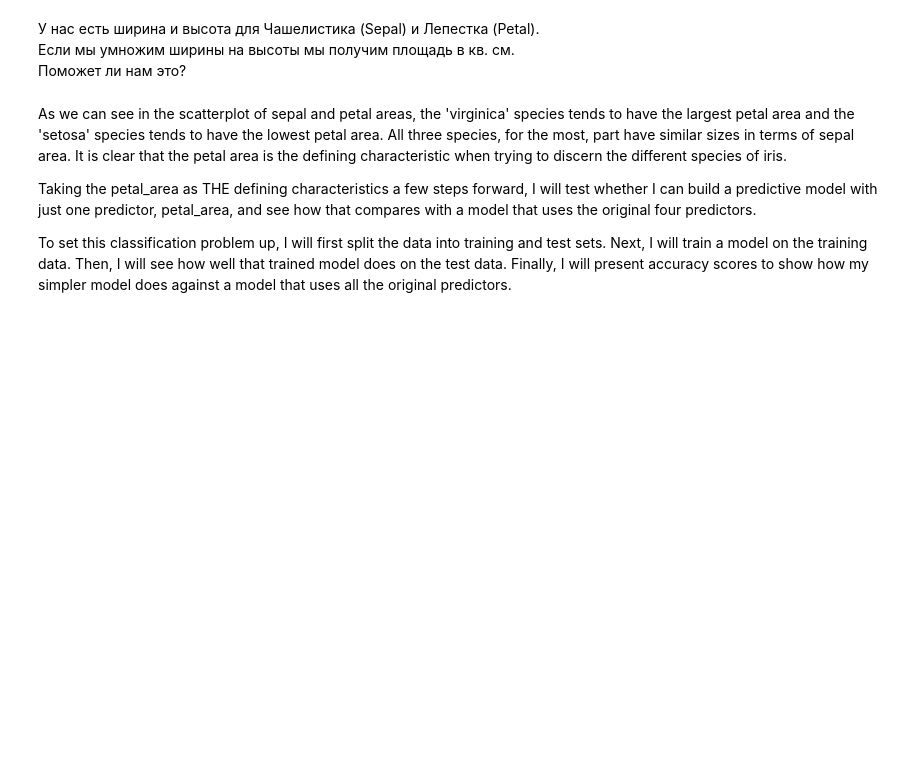
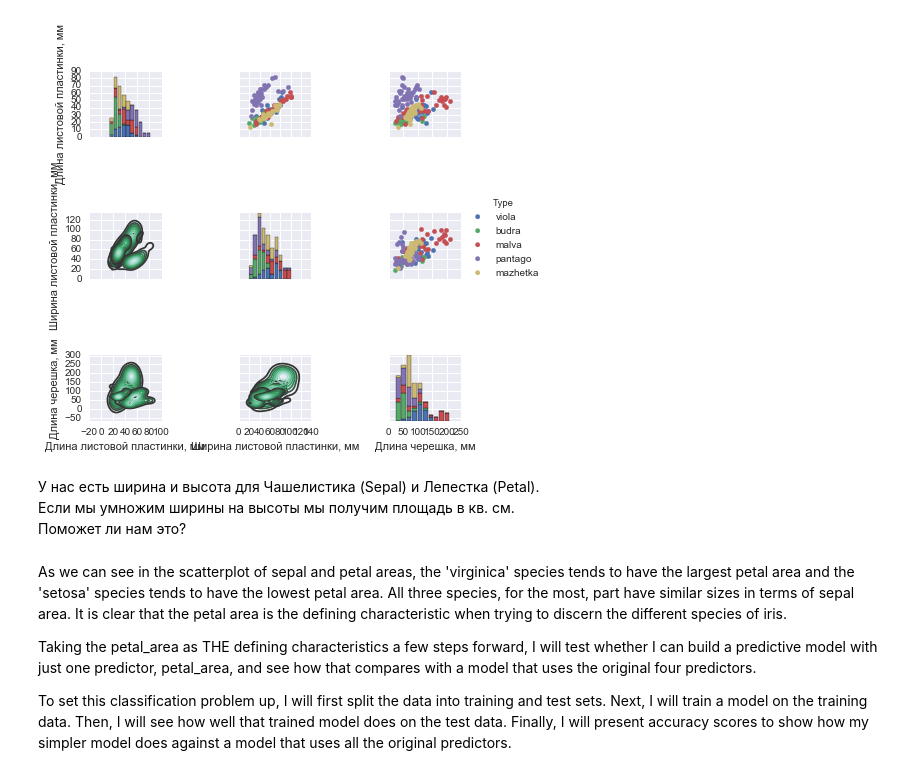
Before and after one commit to Timopheym/NOS, a Jupyter notebook: Iris-seaborn-lr-knn.ipynb, the cells around one changed output. Saved outputs shown, nothing was run; the diff lists cells and outputs as text; code cells hidden in the pictures; blank space fills up the shorter version.

```diff
--- a/Iris-seaborn-lr-knn.ipynb
+++ b/Iris-seaborn-lr-knn.ipynb
@@ -27,12 +54,15 @@ iris[iris['Species'] == 'Iris-setosa'].describe()
 # %%
 import seaborn as sns
-p = sns.PairGrid(data=iris.ix[:, 1:], hue="Species", diag_sharey=False, size=2)
+p = sns.PairGrid(data=iris.ix[:, 0:], hue="Type", diag_sharey=False, size=2)
 p.map_upper(plt.scatter)
 p.map_lower(sns.kdeplot)
 p.map_diag(plt.hist)
+p = p.add_legend()
 
 # Библиотека поверх matplotlib позволяет в пару строчек отобразить наши данных во всех размерностях
 # В качестве цвета исопльзуется класс
+# %% [output]
+[figure, added]
 # %% [markdown]
 У нас есть ширина и высота для Чашелистика (Sepal) и Лепестка (Petal).
 Если мы умножим ширины на высоты мы получим площадь в кв. см.
```
Also changed, not shown: parts of 6 cells of this notebook, 1 other file.
